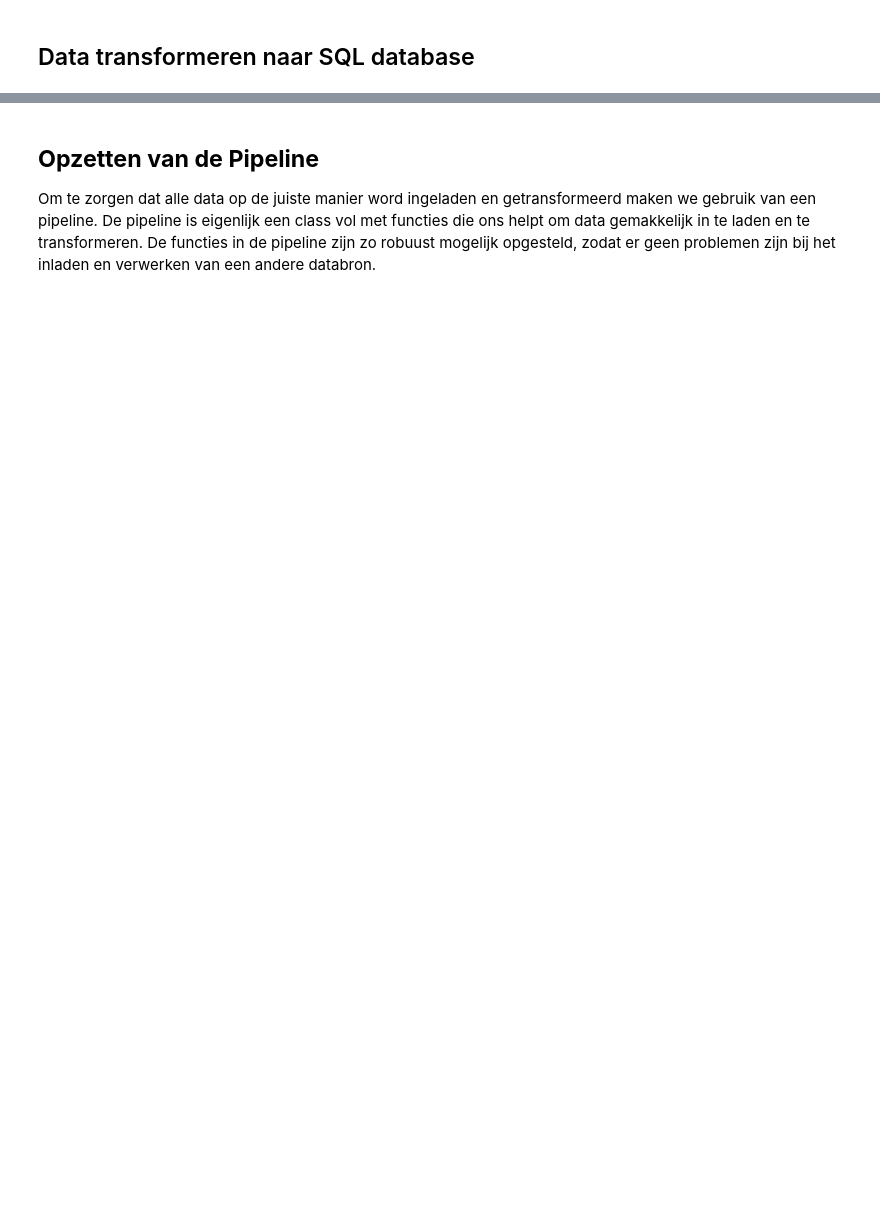
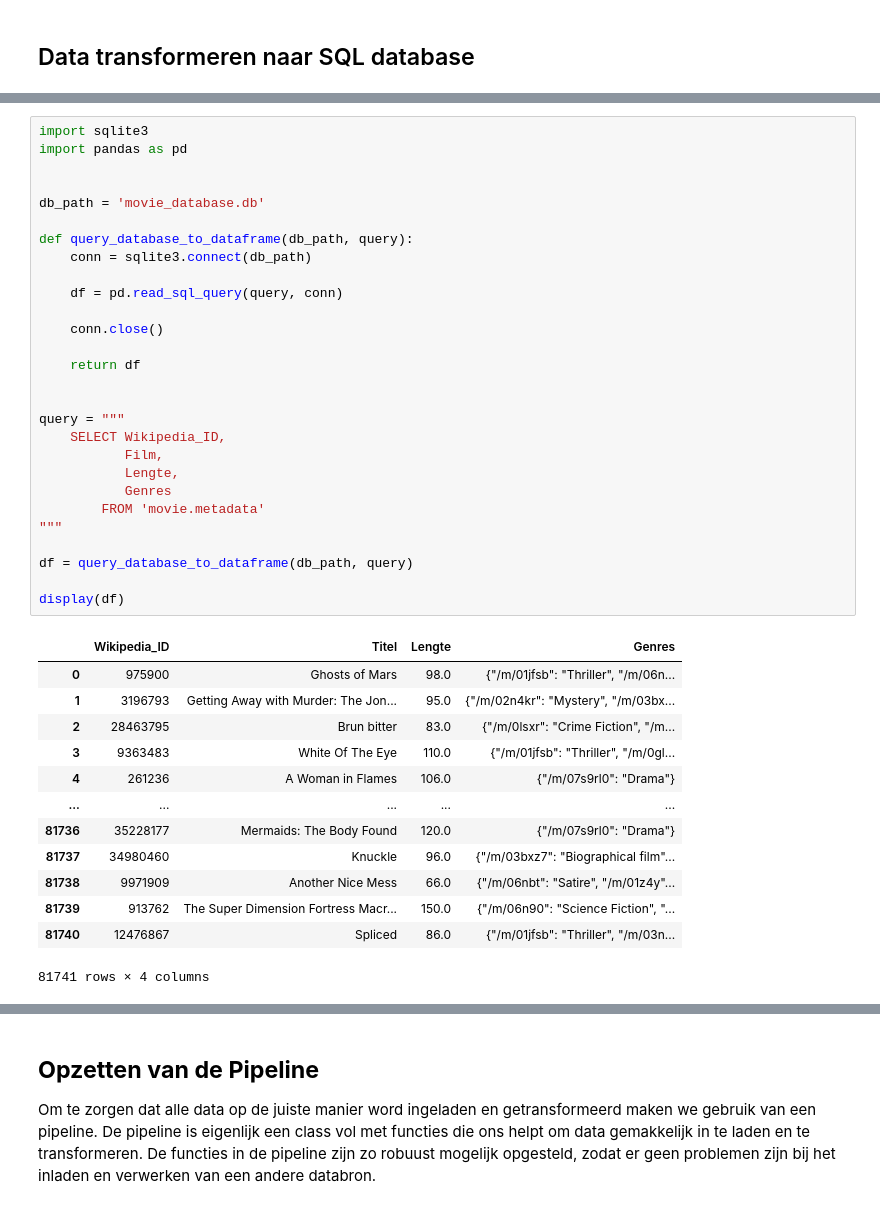
Before and after one commit to BJHeemskerk/Data3, a Jupyter notebook: CineClassify.ipynb, the cells around one changed output, grey strips where cells are left out. Drawn from its saved outputs; the diff is of its cells as text; blank space fills up the shorter version.

```diff
--- a/CineClassify.ipynb
+++ b/CineClassify.ipynb
@@ -333,0 +380,42 @@ conn.close()
+# %%
+import sqlite3
+import pandas as pd
+
+
+db_path = 'movie_database.db'
+
+def query_database_to_dataframe(db_path, query):
+    conn = sqlite3.connect(db_path)
+
+    df = pd.read_sql_query(query, conn)
+
+    conn.close()
+
+    return df
+
+
+query = """
+    SELECT Wikipedia_ID,
+           Film,
+           Lengte,
+           Genres
+        FROM 'movie.metadata'
+"""
+
+df = query_database_to_dataframe(db_path, query)
+
+display(df)
+# %% [output]
+|  | Wikipedia_ID | Titel | Lengte | Genres |
+| 0 | 975900 | Ghosts of Mars | 98.0 | {"/m/01jfsb": "Thriller", "/m/06n... |
+| 1 | 3196793 | Getting Away with Murder: The Jon... | 95.0 | {"/m/02n4kr": "Mystery", "/m/03bx... |
+| 2 | 28463795 | Brun bitter | 83.0 | {"/m/0lsxr": "Crime Fiction", "/m... |
+| 3 | 9363483 | White Of The Eye | 110.0 | {"/m/01jfsb": "Thriller", "/m/0gl... |
+| 4 | 261236 | A Woman in Flames | 106.0 | {"/m/07s9rl0": "Drama"} |
+| ... | ... | ... | ... | ... |
+| 81736 | 35228177 | Mermaids: The Body Found | 120.0 | {"/m/07s9rl0": "Drama"} |
+| 81737 | 34980460 | Knuckle | 96.0 | {"/m/03bxz7": "Biographical film"... |
+| 81738 | 9971909 | Another Nice Mess | 66.0 | {"/m/06nbt": "Satire", "/m/01z4y"... |
+| 81739 | 913762 | The Super Dimension Fortress Macr... | 150.0 | {"/m/06n90": "Science Fiction", "... |
+| 81740 | 12476867 | Spliced | 86.0 | {"/m/01jfsb": "Thriller", "/m/03n... |
+81741 rows × 4 columns
```
Also changed, not shown: parts of 13 cells of this notebook, 3 other files.
